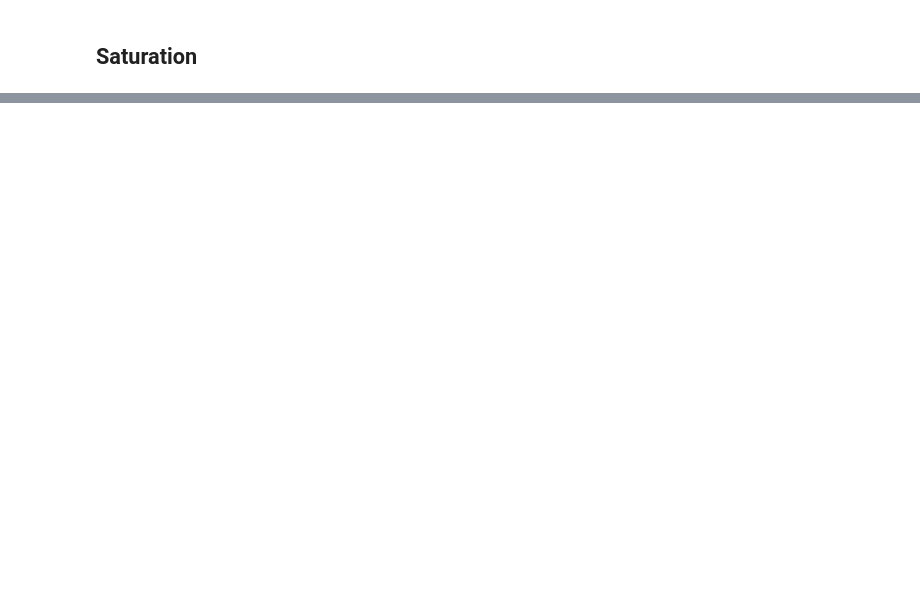
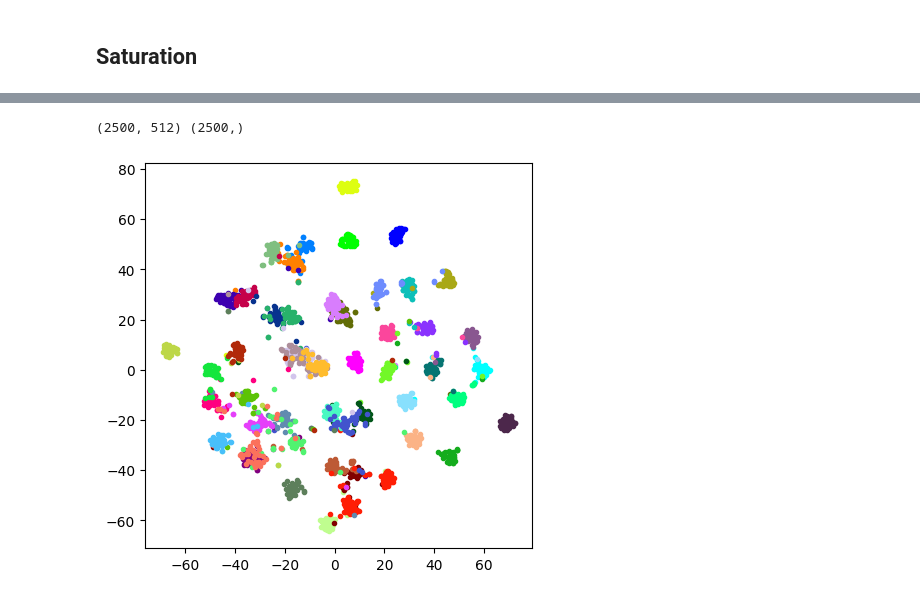
Before and after one commit to Lab-LVM/VLM, a Jupyter notebook: notebook/Graph.ipynb, the cells around one changed output, grey strips where cells are left out. Saved outputs shown, nothing was run; the diff lists cells and outputs as text; code cells hidden in the pictures; blank space fills up the shorter version.

```diff
--- a/notebook/Graph.ipynb
+++ b/notebook/Graph.ipynb
@@ -291,0 +379,33 @@ plt.show()
+# %%
+from torch.utils.data import DataLoader
+from tqdm import tqdm
+
+import os
+os.environ['LD_LIBRARY_PATH']='/usr/local/lib'
+
+from sklearn.manifold import TSNE
+
+loader = DataLoader(dataset, batch_size=50)
+
+device = torch.device('cuda:2')
+model.eval()
+model.to(device)
+
+features = list()
+labels = list()
+i = 0
+with torch.no_grad():
+    for x,y,z in tqdm(loader, total=len(loader)):
+        x = x.to(device)
+        out = model.encode_image(x)
+        features.append(out)
+        labels.append(y)
+        i += 1
+        if i==50:
+            break
+
+features = torch.cat(features).cpu().numpy()
+labels = torch.cat(labels).cpu().numpy()
+print(features.shape, labels.shape)
+# %% [output]
+(2500, 512) (2500,)
@@ -291,0 +414,25 @@ plt.show()
+# %%
+import matplotlib.pyplot as plt
+import numpy as np
+from distinctipy import get_colors, get_colormap
+
+cluster = TSNE(n_components=2, perplexity=15, learning_rate='auto', n_iter=1000).fit_transform(features)
+
+NUM_COLORS = 50
+
+colors = get_colors(NUM_COLORS)
+cm = get_colormap(colors)
+
+fig,ax = plt.subplots(figsize=(5,5))
+ax.set_prop_cycle(color=[cm(1.*i/NUM_COLORS) for i in range(NUM_COLORS)])
+
+
+for i, label in enumerate(dataset.class_name[:NUM_COLORS]):
+    idx = np.where(labels == i)[0]
+    plt.scatter(cluster[idx, 0], cluster[idx, 1], marker='.', label=label)
+
+# plt.legend()
+# plt.show()
+plt.savefig('tsen_AugCL_e10.svg')
+# %% [output]
+[figure, added]
```
Also changed, not shown: parts of 9 cells of this notebook, 1 other file.
